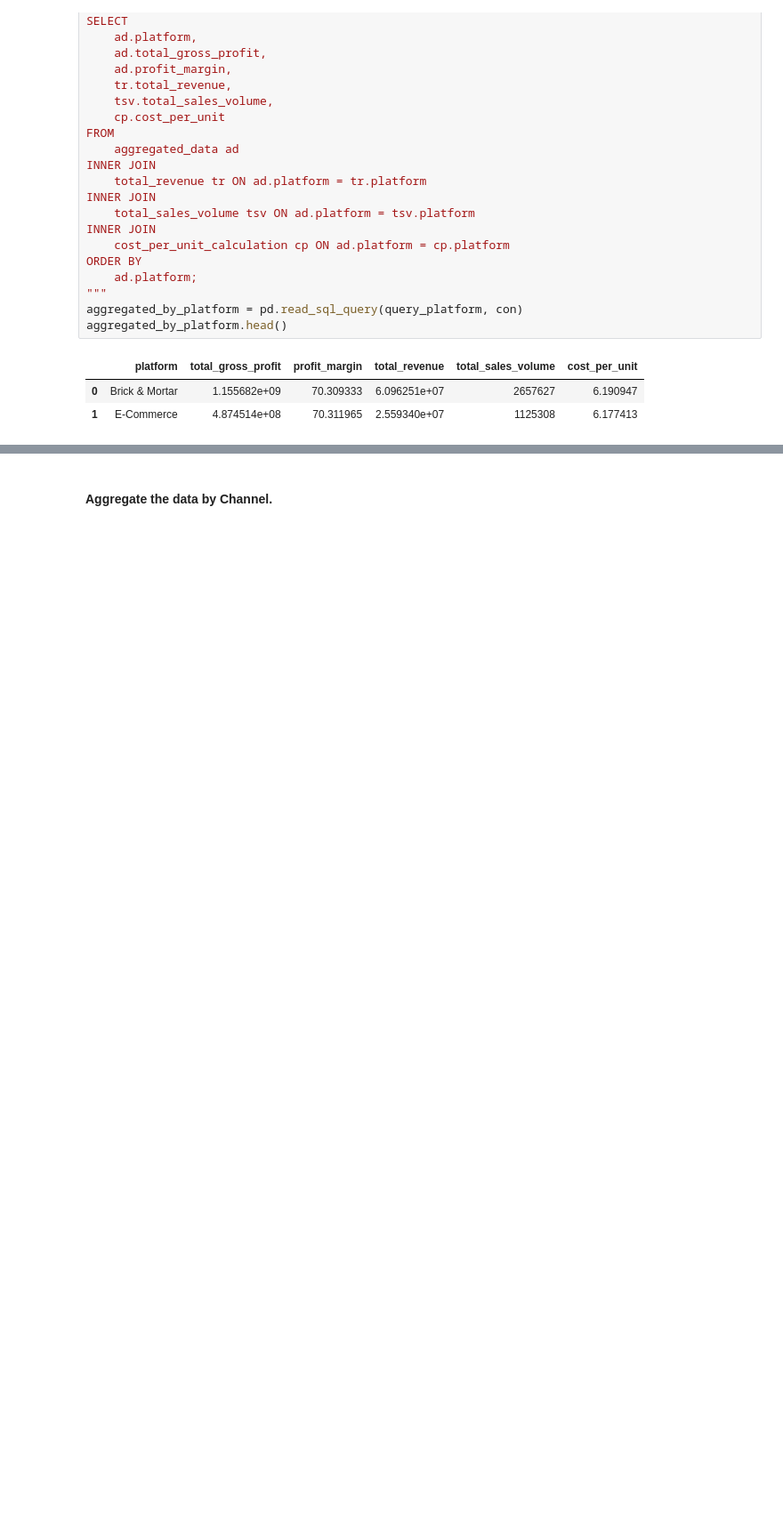
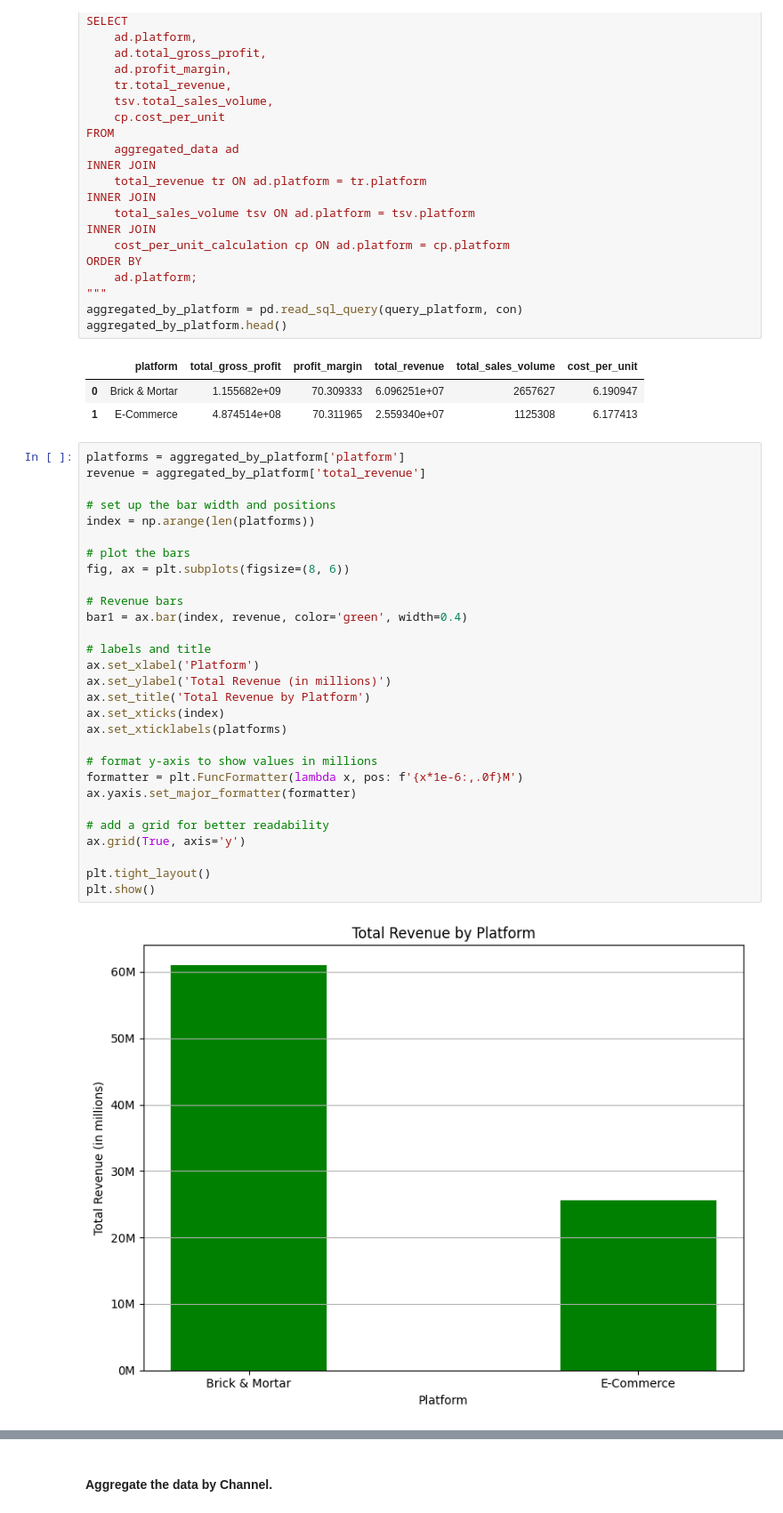
Before and after one commit to CesarChaparro1974/Financial_Analysis_Project, a Jupyter notebook: final_project.ipynb, the cells around one changed output, grey strips where cells are left out. Shown at 89% size. Saved outputs shown, nothing was run; the diff lists cells and outputs as text; blank space fills up the shorter version.

```diff
--- a/final_project.ipynb
+++ b/final_project.ipynb
@@ -1132,3 +1127,34 @@ aggregated_by_platform.head()
 |  | platform | total_gross_profit | profit_margin | total_revenue | total_sales_volume | cost_per_unit |
 | 0 | Brick & Mortar | 1.155682e+09 | 70.309333 | 6.096251e+07 | 2657627 | 6.190947 |
 | 1 | E-Commerce | 4.874514e+08 | 70.311965 | 2.559340e+07 | 1125308 | 6.177413 |
+# %%
+platforms = aggregated_by_platform['platform']
+revenue = aggregated_by_platform['total_revenue']
+
+# set up the bar width and positions
+index = np.arange(len(platforms))
+
+# plot the bars
+fig, ax = plt.subplots(figsize=(8, 6))
+
+# Revenue bars
+bar1 = ax.bar(index, revenue, color='green', width=0.4)
+
+# labels and title
+ax.set_xlabel('Platform')
+ax.set_ylabel('Total Revenue (in millions)')
+ax.set_title('Total Revenue by Platform')
+ax.set_xticks(index)
+ax.set_xticklabels(platforms)
+
+# format y-axis to show values in millions
+formatter = plt.FuncFormatter(lambda x, pos: f'{x*1e-6:,.0f}M')
+ax.yaxis.set_major_formatter(formatter)
+
+# add a grid for better readability
+ax.grid(True, axis='y')
+
+plt.tight_layout()
+plt.show()
+# %% [output]
+[figure, added]
```
Also changed, not shown: parts of 2 cells of this notebook.
